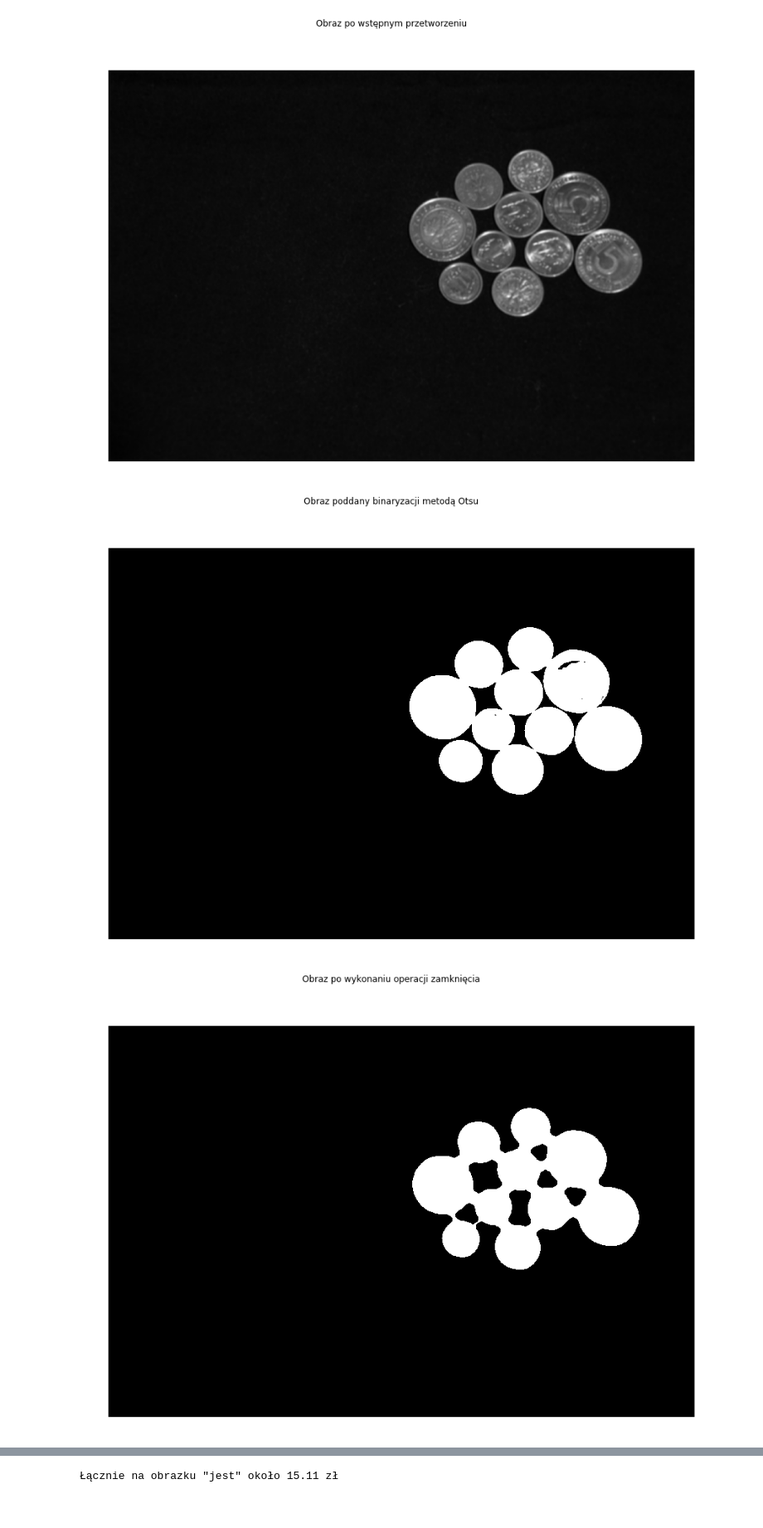
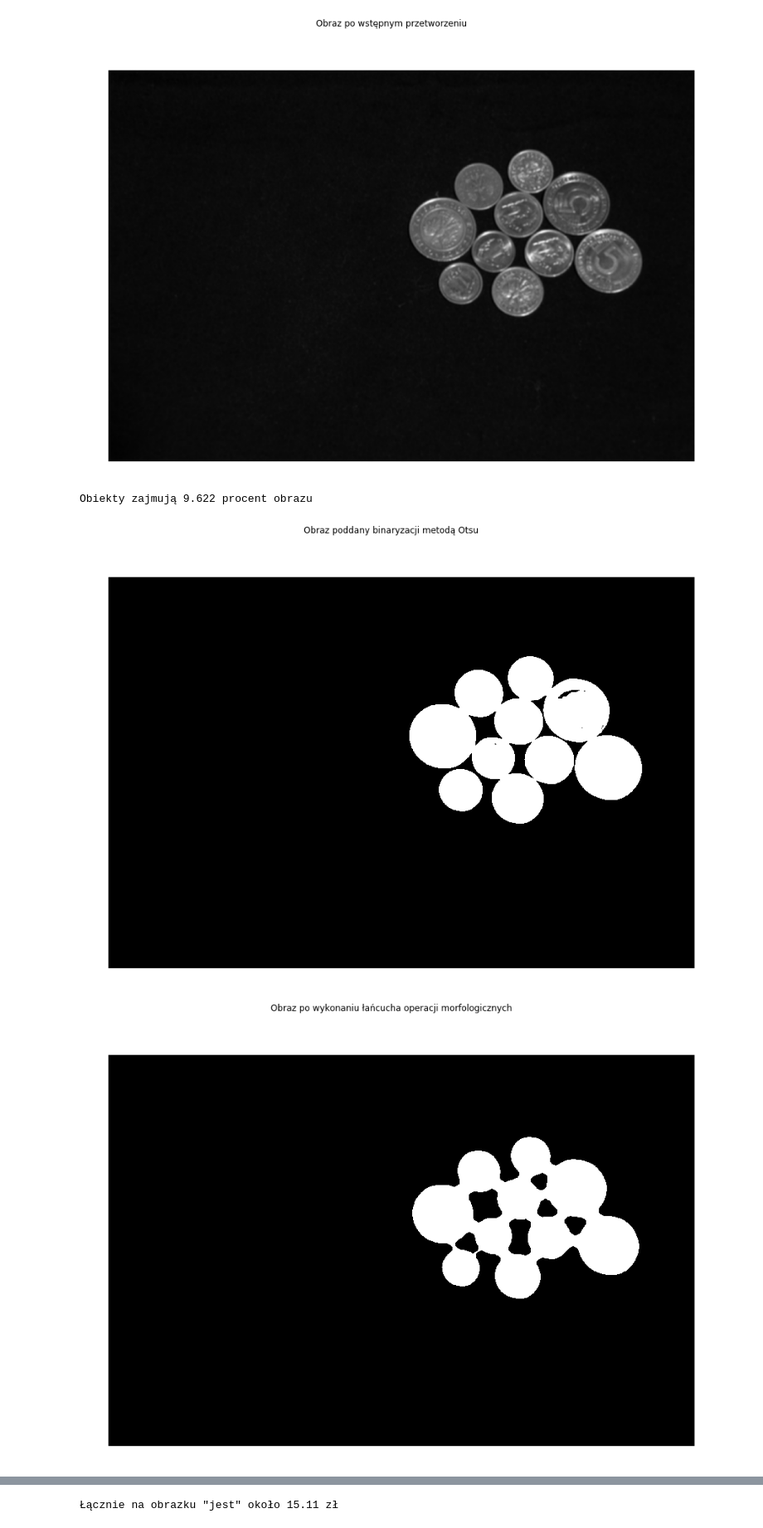
Before and after one commit to Machina123/ImageProcessing, a Jupyter notebook: FinalAssignment/01_assignment.ipynb, the cells around one changed output, grey strips where cells are left out. Shown at 83% size. Cells and saved outputs as stored; diff of their text form; code cells hidden in the pictures.

```diff
--- a/FinalAssignment/01_assignment.ipynb
+++ b/FinalAssignment/01_assignment.ipynb
@@ -90,21 +90,24 @@ showimg(bwblurredimg, title="Obraz po wstępnym przetworzeniu")
 # %%
 th = 128
 th, bim = cv2.threshold(bwblurredimg, thresh=th, maxval=255, type=cv2.THRESH_OTSU)
 processedimg = bim
+count = np.count_nonzero(processedimg)
+print("Obiekty zajmują %.3f procent obrazu" % ((count/(bim.shape[0] * bim.shape[1]))*100) )
 showimg(processedimg, title="Obraz poddany binaryzacji metodą Otsu")
 
 morphKernel = cv2.getStructuringElement(cv2.MORPH_ELLIPSE, (7,7))
 processedimg = cv2.bitwise_not(processedimg)
 processedimg = cv2.morphologyEx(processedimg, op=cv2.MORPH_OPEN, kernel=morphKernel, iterations=4)
 processedimg = cv2.morphologyEx(processedimg, op=cv2.MORPH_DILATE, kernel=morphKernel, iterations=5)
 processedimg = cv2.bitwise_not(processedimg)
 
 binaryimg = processedimg.copy()
 
-showimg(processedimg, title="Obraz po wykonaniu operacji zamknięcia")
+showimg(processedimg, title="Obraz po wykonaniu łańcucha operacji morfologicznych")
 # %% [output]
+Obiekty zajmują 9.622 procent obrazu
 [figure]
-[figure, old version]
+[figure, new version]
 # %%
 distimg = cv2.distanceTransform(binaryimg, cv2.DIST_L2, 5)
 distimg = np.uint8(distimg)
```
Also changed, not shown: parts of 4 cells of this notebook, 1 other file.
